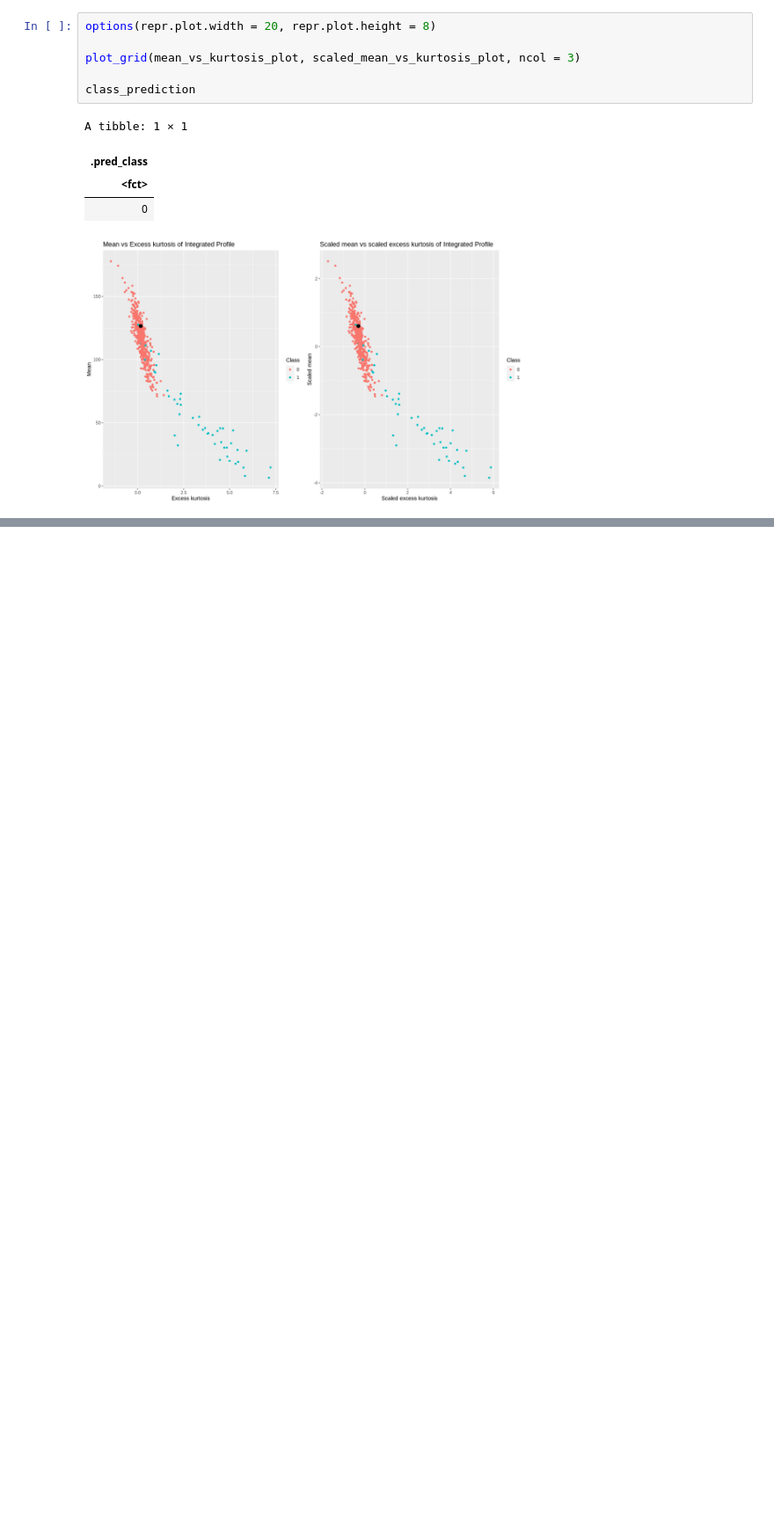
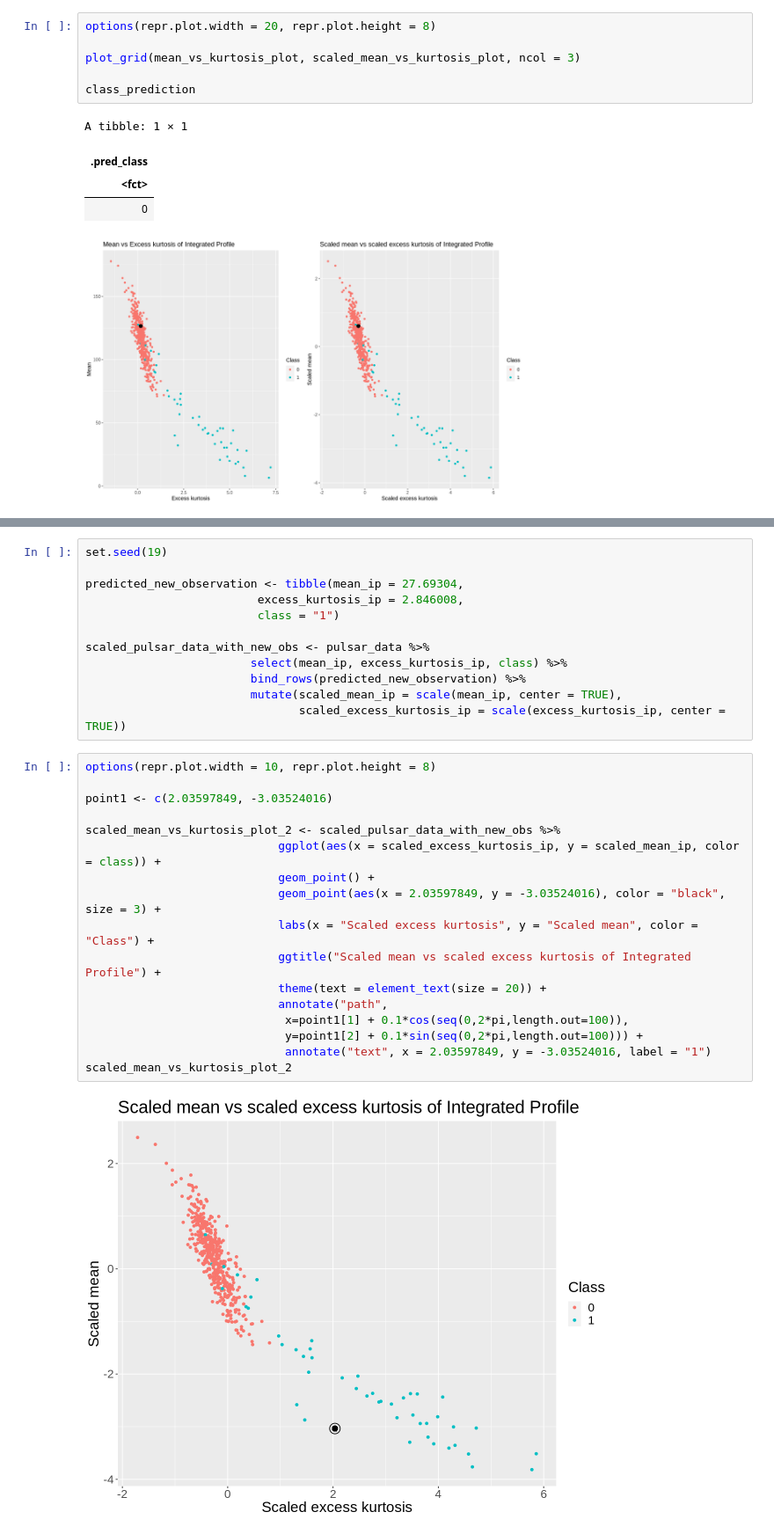
Before and after one commit to kseniak1/DSCI100-Project, a Jupyter notebook: Avishka_notebook.ipynb, the cells around one changed output, grey strips where cells are left out. Shown at 88% size. Cells and saved outputs as stored; diff of their text form; blank space fills up the shorter version.

Commit message:
Added_new_graphs

```diff
--- a/Avishka_notebook.ipynb
+++ b/Avishka_notebook.ipynb
@@ -465,0 +502,31 @@ A tibble: 1 × 1
+# %%
+set.seed(19)
+
+predicted_new_observation <- tibble(mean_ip = 27.69304,
+                         excess_kurtosis_ip = 2.846008,
+                         class = "1")
+
+scaled_pulsar_data_with_new_obs <- pulsar_data %>%
+                        select(mean_ip, excess_kurtosis_ip, class) %>%
+                        bind_rows(predicted_new_observation) %>%
+                        mutate(scaled_mean_ip = scale(mean_ip, center = TRUE),
+                               scaled_excess_kurtosis_ip = scale(excess_kurtosis_ip, center = TRUE))
+# %%
+options(repr.plot.width = 10, repr.plot.height = 8)
+
+point1 <- c(2.03597849, -3.03524016)
+
+scaled_mean_vs_kurtosis_plot_2 <- scaled_pulsar_data_with_new_obs %>%
+                            ggplot(aes(x = scaled_excess_kurtosis_ip, y = scaled_mean_ip, color = class)) +
+                            geom_point() +
+                            geom_point(aes(x = 2.03597849, y = -3.03524016), color = "black", size = 3) +
+                            labs(x = "Scaled excess kurtosis", y = "Scaled mean", color = "Class") +
+                            ggtitle("Scaled mean vs scaled excess kurtosis of Integrated Profile") +
+                            theme(text = element_text(size = 20)) +
+                            annotate("path",
+                             x=point1[1] + 0.1*cos(seq(0,2*pi,length.out=100)),
+                             y=point1[2] + 0.1*sin(seq(0,2*pi,length.out=100))) +
+                             annotate("text", x = 2.03597849, y = -3.03524016, label = "1")
+scaled_mean_vs_kurtosis_plot_2
+# %% [output]
+[figure, added]
```
Also changed, not shown: parts of 2 cells of this notebook.
